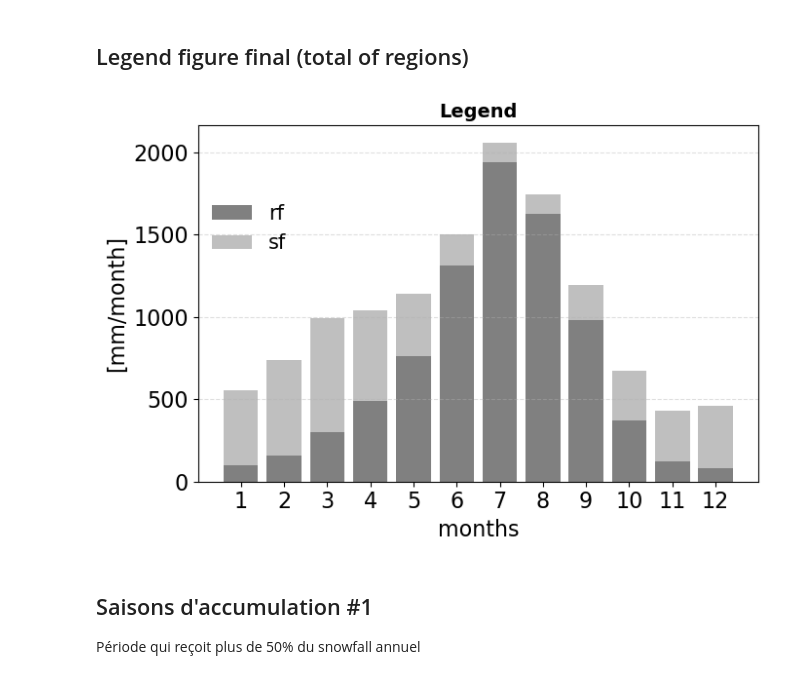
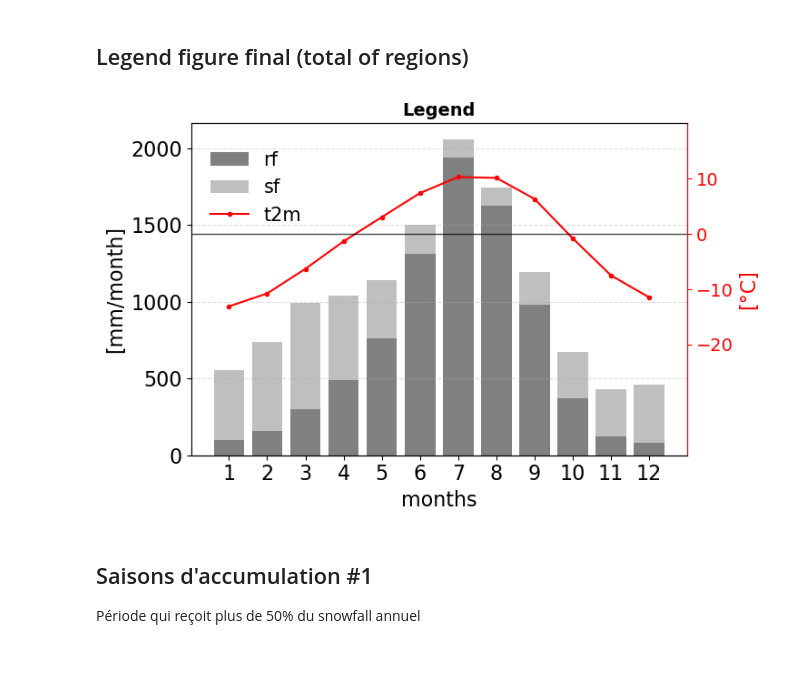
Before and after one commit to jeremy-brice/StageM2_IVT, a Jupyter notebook: papier/Annual_Cycle _var_mean_1960-2019_HIMAPgrouped_final.ipynb, the cells around one changed output. Drawn from its saved outputs; the diff is of its cells as text; code cells hidden in the pictures.

Commit message:
final figure

```diff
--- a/papier/Annual_Cycle _var_mean_1960-2019_HIMAPgrouped_final.ipynb
+++ b/papier/Annual_Cycle _var_mean_1960-2019_HIMAPgrouped_final.ipynb
@@ -258,0 +324,10 @@ Inner TP: 650.8
+# %%
+mean_t2m = {}
+
+for dom in domains:
+    t2m = t2m_df.loc[dom].values
+    mean = np.mean(t2m)
+    mean_t2m[dom] = mean
+
+for dom, tot in mean_t2m.items():
+    print(f"{dom}: {tot:.1f} °C")
@@ -260,60 +347,69 @@ Inner TP: 650.8
 ## Legend figure final (total of regions)
 # %%
 all_domain = {}
-
 
 # Sur tout le domaine
 rf_total_domain = np.array([rf_df.loc[dom].values for dom in domains]).sum(axis=0)
 sf_total_domain = np.array([sf_df.loc[dom].values for dom in domains]).sum(axis=0)
 tp_all = np.array([tp_df.loc[dom].values for dom in domains]).sum(axis=0)
+t2m_mean_domain = np.array([t2m_df.loc[dom].values for dom in domains]).mean(axis=0)
 # %%
-months = ['Jan','Feb','Mar','Apr','May','Jun','Jul','Aug','Sep','Oct','Nov','Dec']
-x = np.arange(1,13)
-
-sf_df = var_mean['sf'].set_index("region")[months]
-rf_df = var_mean['rf'].set_index("region")[months]
-tp_df = var_mean['tp'].set_index("region")[months]
-
-fig, ax = plt.subplots(figsize=(7, 5))
-
+fig, ax = plt.subplots(figsize=(7.5, 5))
 
 rf = rf_total_domain
 sf = sf_total_domain
 tp = tp_all
+t2m = t2m_mean_domain
+
+ax2 = ax.twinx()  # axe droit
+ax2.tick_params(axis='y', colors='red')
+ax2.yaxis.label.set_color('red')
+ax2.spines['right'].set_color('red')
 
 # pluie
 ax.bar(x, rf, label='rf', color='gray')
 
 # neige empilée
 ax.bar(x, sf, bottom=rf, label='sf', color='gray', alpha=0.5)
+
+# t2m on right axis
+ax2.plot(x, t2m,marker='o', linestyle='-',color='red',label=f't2m',linewidth=1.5, markersize=3)
+ax2.axhline(y=0, color='black', linestyle='-', linewidth=1, alpha = 0.7)
+ax2.set_ylim(bottom=-40, top=20)
+ticks = np.arange(-40, 20, 10)
+ticks_filtered = ticks[(ticks >= -20) & (ticks <= 20)]
+ax2.set_yticks(ticks_filtered)
+ax2.tick_params(axis='y', labelsize=14)
+ax2.set_ylabel('[°C]', fontsize=16)
 
 ax.set_title('Legend', fontsize=14, weight='bold')
 
 ax.grid(axis='y', linestyle='--', alpha=0.4)
 
 ax.set_ylabel('[mm/month]', fontsize=16)
 ax.set_xlabel('months', fontsize=16)
 ax.tick_params(axis='y', labelsize=16)
 ax.set_xticks(x)
 #ax.set_xticklabels(months, rotation=45, fontsize=14)
 ax.set_xticklabels(x, fontsize=16)
 
 # légende
-handles, labels = ax.get_legend_handles_labels()
+handles1, labels1 = ax.get_legend_handles_labels()
+handles2, labels2 = ax2.get_legend_handles_labels()
 fig.legend(
-    handles,
-    labels,
+    handles1 + handles2,
+    labels1 + labels2,
     loc='upper left',
-    bbox_to_anchor=(0.15, 0.80), # (x, y)
+    bbox_to_anchor=(0.15, 0.9), # (x,y)
     ncol=1,
     fontsize=15,
     frameon=False
 )
 
 plt.tight_layout(rect=[0, 0.04, 1, 1]) # [left, bottom, right, top]
 plt.show()
 # %% [output]
-[figure, old version]
+[figure, new version]
 # %% [markdown]
 ## Saisons d'accumulation #1
 
```
Also changed, not shown: parts of 3 cells of this notebook.
